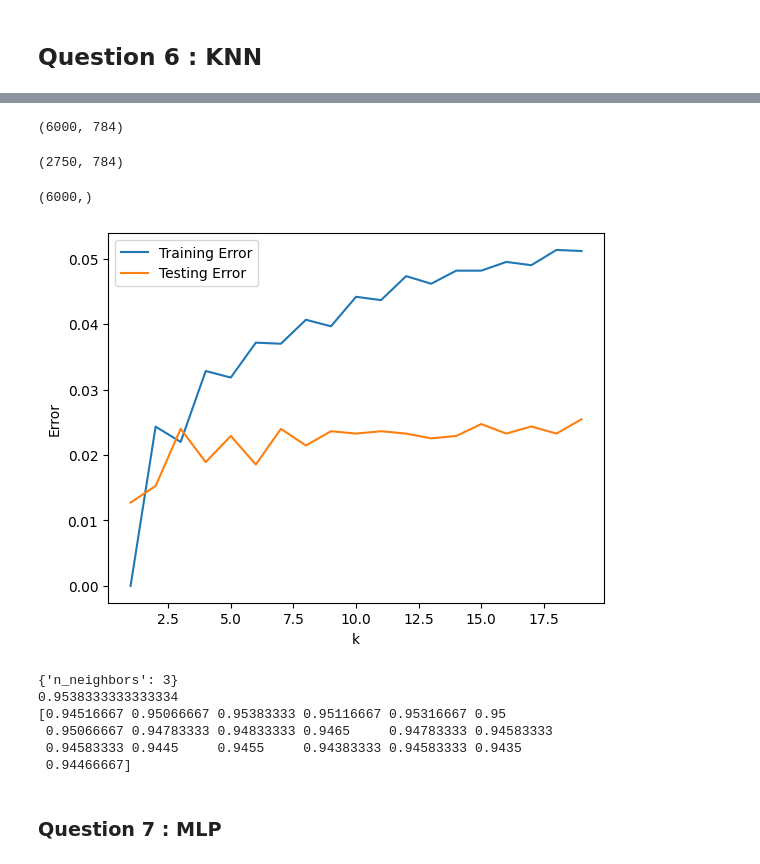
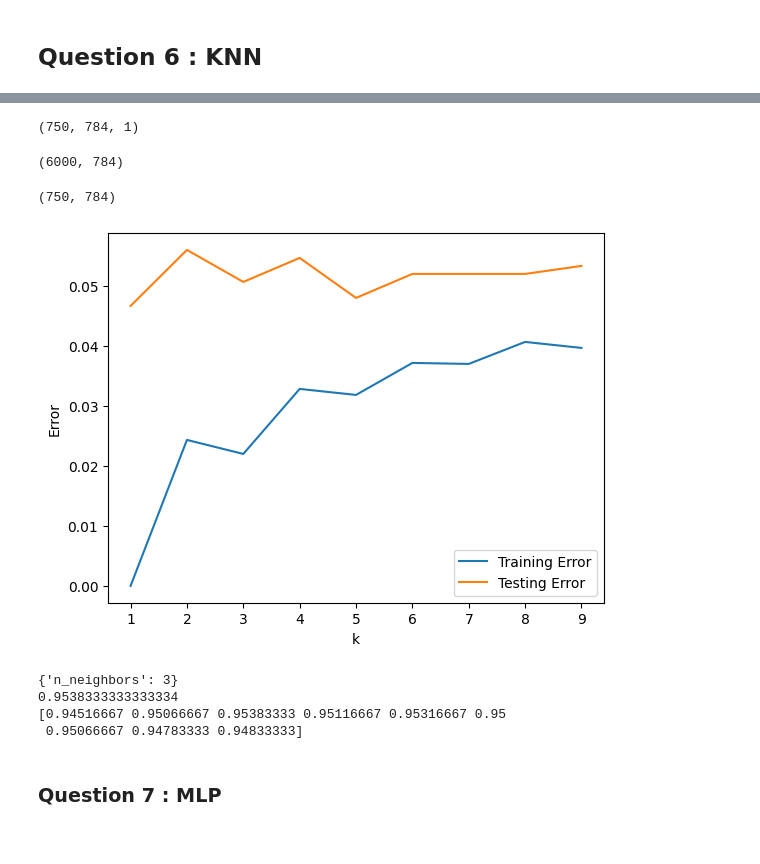
Before and after one commit to ahouzio/Kernel_Learning, a Jupyter notebook: main.ipynb, the cells around one changed output, grey strips where cells are left out. Cells and saved outputs as stored; diff of their text form; code cells hidden in the pictures.

```diff
--- a/main.ipynb
+++ b/main.ipynb
@@ -16,7 +16,6 @@ for file in glob.glob("data/train/A/*.png"):
     train_A.append((cv2.imread(file,cv2.IMREAD_GRAYSCALE)).reshape(-1,1)/255)
 for file in glob.glob("data/train/B/*.png"):
     train_B.append(cv2.imread(file,cv2.IMREAD_GRAYSCALE).reshape(-1,1)/255)
-    test_B.append(cv2.imread(file,cv2.IMREAD_GRAYSCALE).reshape(-1,1)/255)
 for file in glob.glob("data/train/C/*.png"):
     train_C.append(cv2.imread(file,cv2.IMREAD_GRAYSCALE).reshape(-1,1)/255)
 
@@ -257,3 +272,7 @@ for i in range(2):
+# %%
+X_test.shape
+# %% [output]
+(750, 784, 1)
 # %%
 # convert the data to 1D array
 X_train_1D = X_train.reshape(X_train.shape[0], -1)
@@ -265,46 +284,40 @@ X_train_1D.shape
 # %%
 X_test_1D.shape
 # %% [output]
-(2750, 784)
+(750, 784)
-# %%
-Y_train.shape
-# %% [output]
-(6000,)
 # %%
 # apply KNN for certain k
 from sklearn.neighbors import KNeighborsClassifier
 from sklearn.metrics import accuracy_score
 
-def apply_knn(k):
-    # k: number of neighbors
-    # return: accuracy score of the model
-    train_error = []
-    test_error = []
-    knn = KNeighborsClassifier(n_neighbors=k, metric='euclidean')
-    knn.fit(X_train_1D, Y_train)
-    # append training error using L2 distancE
-    train_error.append(1 - accuracy_score(Y_train, knn.predict(X_train_1D)))
-    # append testing error
-    test_error.append(1 - accuracy_score(Y_test, knn.predict(X_test_1D)))
-    return train_error, test_error
+def apply_knn(k,X_train,Y_train,X_test,Y_test):
+    # apply KNN and return training and testing error
+    knn = KNeighborsClassifier(n_neighbors=k)
+    knn.fit(X_train, Y_train)
+    Y_train_pred = knn.predict(X_train)
+    Y_test_pred = knn.predict(X_test)
+    train_error = 1-accuracy_score(Y_train, Y_train_pred)
+    test_error = 1-accuracy_score(Y_test, Y_test_pred)
+    return train_error,test_error
 # %%
 # test the function for multiple k values
 train_error = []
 test_error = []
-for k in range(1, 20):
-    train_error_k, test_error_k = apply_knn(k)
+max_k = 10 # square root of number of training samples
+for k in tqdm(range(1,max_k)):
+    train_error_k,test_error_k = apply_knn(k,X_train_1D,Y_train,X_test_1D,Y_test)
     train_error.append(train_error_k)
     test_error.append(test_error_k)
 # %%
 # plot training and testing error for different k values on the same plot
-plt.plot(range(1, 20), train_error, label='Training Error')
-plt.plot(range(1, 20), test_error, label='Testing Error')
+plt.plot(range(1, 10), train_error, label='Training Error')
+plt.plot(range(1, 10), test_error, label='Testing Error')
 plt.xlabel('k')
 plt.ylabel('Error')
 plt.legend()
 plt.show()
 # %% [output]
-[figure, old version]
+[figure, new version]
 # %%
 # perform 5-fold cross validation for KNN to select the best k
 from sklearn.model_selection import cross_val_score
@@ -313,25 +326,20 @@ from sklearn.model_selection import GridSearchCV
 
 # create a new KNN model
 knn = KNeighborsClassifier()
-# create a dictionary of all values we want to test for n_neighbors
-param_grid = {'n_neighbors': np.arange(1, 20)} # 20 neighbors at most
-# use gridsearch to test all values for n_neighbors
+param_grid = {'n_neighbors': np.arange(1, 10)}
+# use gridsearch
 knn_gscv = GridSearchCV(knn, param_grid, cv=5)
 # fit model to data
 knn_gscv.fit(X_train_1D, Y_train)
 # check top performing n_neighbors value
 print(knn_gscv.best_params_)
-# check mean score for the top performing value of n_neighbors
+# check score for best k
 print(knn_gscv.best_score_)
-# check all values of n_neighbors and their corresponding mean score
-print(knn_gscv.cv_results_['mean_test_score'])
 # %% [output]
 {'n_neighbors': 3}
 0.9538333333333334
 [0.94516667 0.95066667 0.95383333 0.95116667 0.95316667 0.95
- 0.95066667 0.94783333 0.94833333 0.9465     0.94783333 0.94583333
- 0.94583333 0.9445     0.9455     0.94383333 0.94583333 0.9435
- 0.94466667]
+ 0.95066667 0.94783333 0.94833333]
 # %% [markdown]
 ### Question 7 : MLP
 # %%
```
Also changed, not shown: parts of 13 cells of this notebook, 7 other files.
